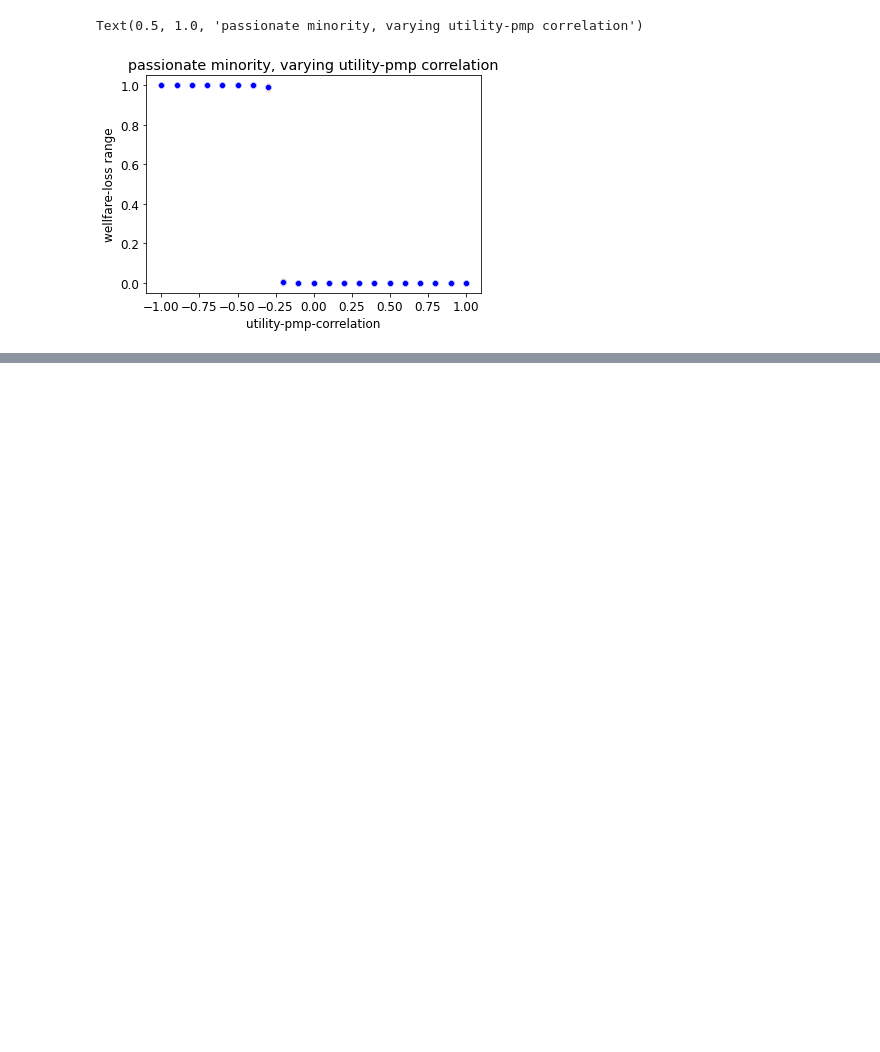
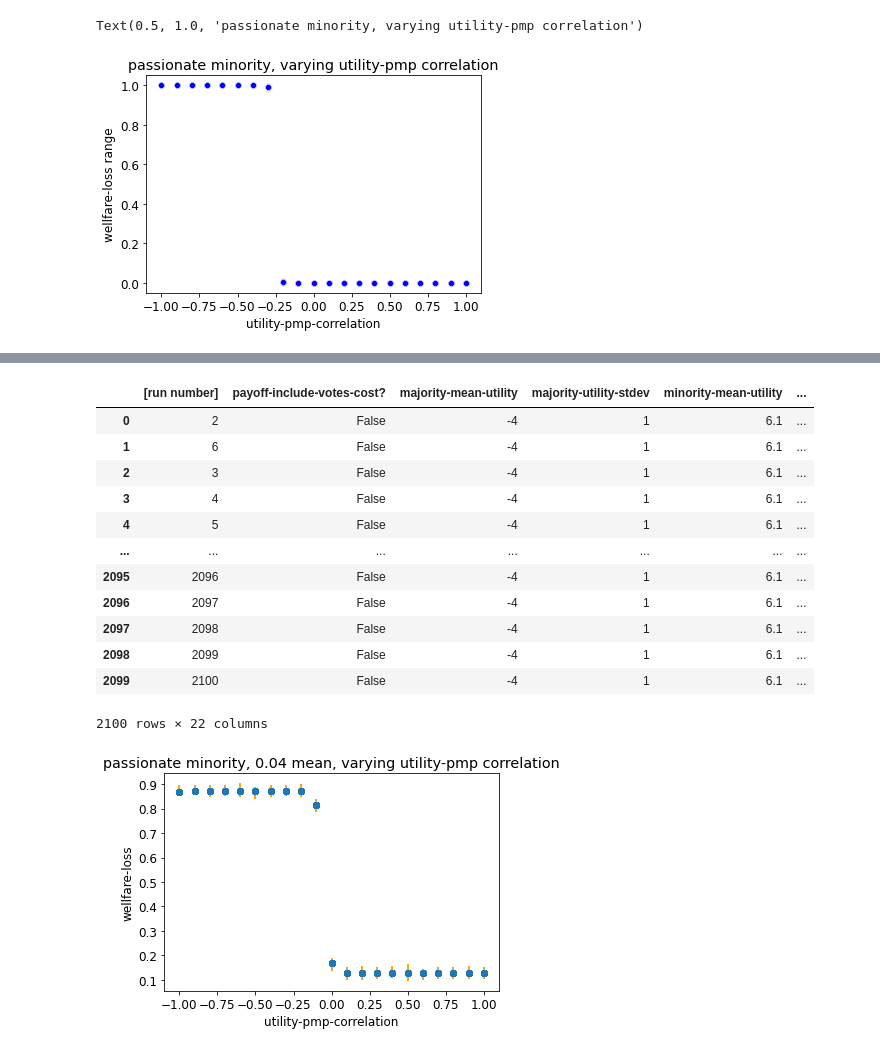
Before and after one commit to jzkelter/QV, a Jupyter notebook: data-analysis/analysis-future-work/QV Prop8 correlating pmp with utilities.ipynb, the cells around one changed output, grey strips where cells are left out. Cells and saved outputs as stored; diff of their text form; code cells hidden in the pictures; blank space fills up the shorter version.

```diff
--- a/data-analysis/analysis-future-work/QV Prop8 correlating pmp with utilities.ipynb
+++ b/data-analysis/analysis-future-work/QV Prop8 correlating pmp with utilities.ipynb
@@ -110,0 +161,37 @@ Text(0.5, 1.0, 'passionate minority, varying utility-pmp correlation')
+# %%
+df = pd.read_csv('QV passionate-minority-pmp-correlation-table (0.04 mean) 2.csv')
+df['wellfare-loss'] = 1 - df['average payoff']
+df['wellfare-loss range'] = 1 - df['mean payoff-sign-list']
+
+display(df)
+
+yerrormin = df['min']
+yerrormax = df['max']
+yerror = [yerrormin, yerrormax]
+
+
+ax = sns.scatterplot(x="utility-pmp-correlation",
+                     y="wellfare-loss",
+                     data = df)
+
+
+plt.errorbar(df['utility-pmp-correlation'], df['wellfare-loss'], yerr=yerror, ecolor = 'orange', fmt='o')
+
+plt.title("passionate minority, 0.04 mean, varying utility-pmp correlation")
+
+plt.show()
+# %% [output]
+|  | [run number] | payoff-include-votes-cost? | majority-mean-utility | majority-utility-stdev | minority-mean-utility | ... |
+| 0 | 2 | False | -4 | 1 | 6.1 | ... |
+| 1 | 6 | False | -4 | 1 | 6.1 | ... |
+| 2 | 3 | False | -4 | 1 | 6.1 | ... |
+| 3 | 4 | False | -4 | 1 | 6.1 | ... |
+| 4 | 5 | False | -4 | 1 | 6.1 | ... |
+| ... | ... | ... | ... | ... | ... | ... |
+| 2095 | 2096 | False | -4 | 1 | 6.1 | ... |
+| 2096 | 2097 | False | -4 | 1 | 6.1 | ... |
+| 2097 | 2098 | False | -4 | 1 | 6.1 | ... |
+| 2098 | 2099 | False | -4 | 1 | 6.1 | ... |
+| 2099 | 2100 | False | -4 | 1 | 6.1 | ... |
+2100 rows × 22 columns
+[figure, added]
```
Also changed, not shown: parts of 7 cells of this notebook, 44 other files.
